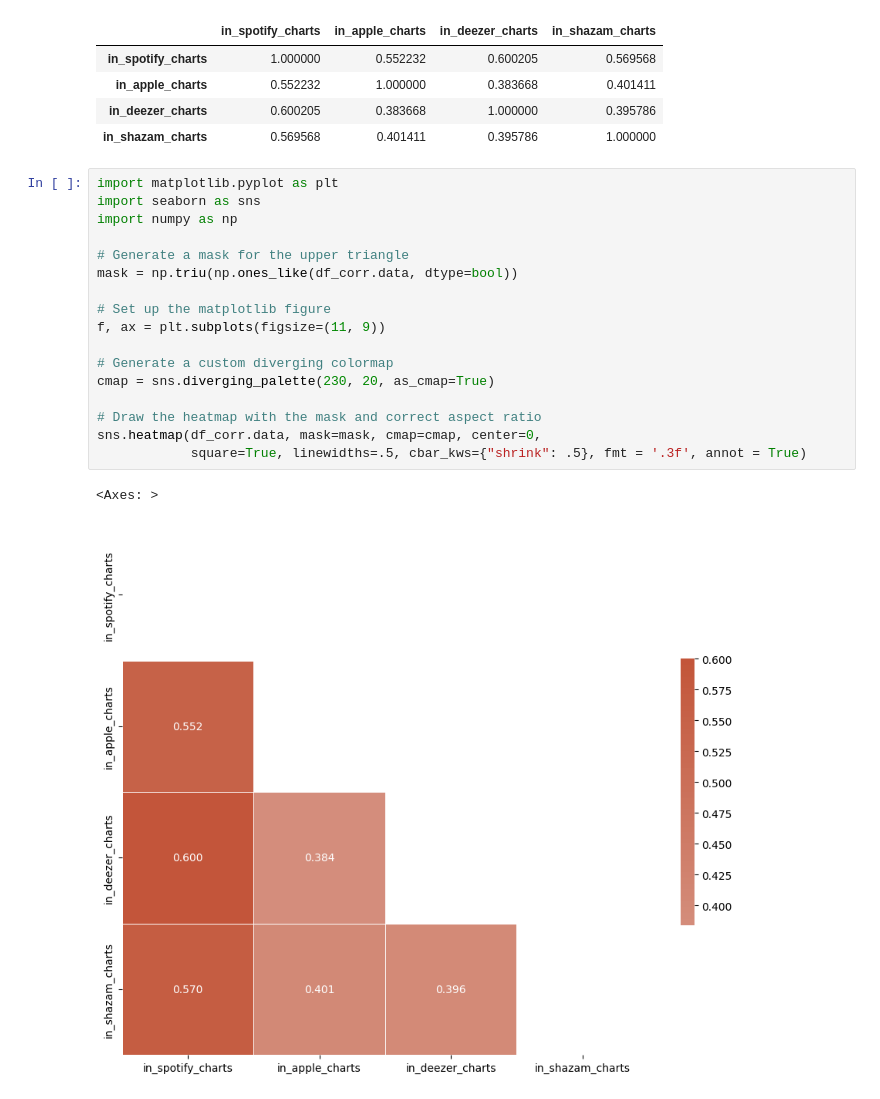
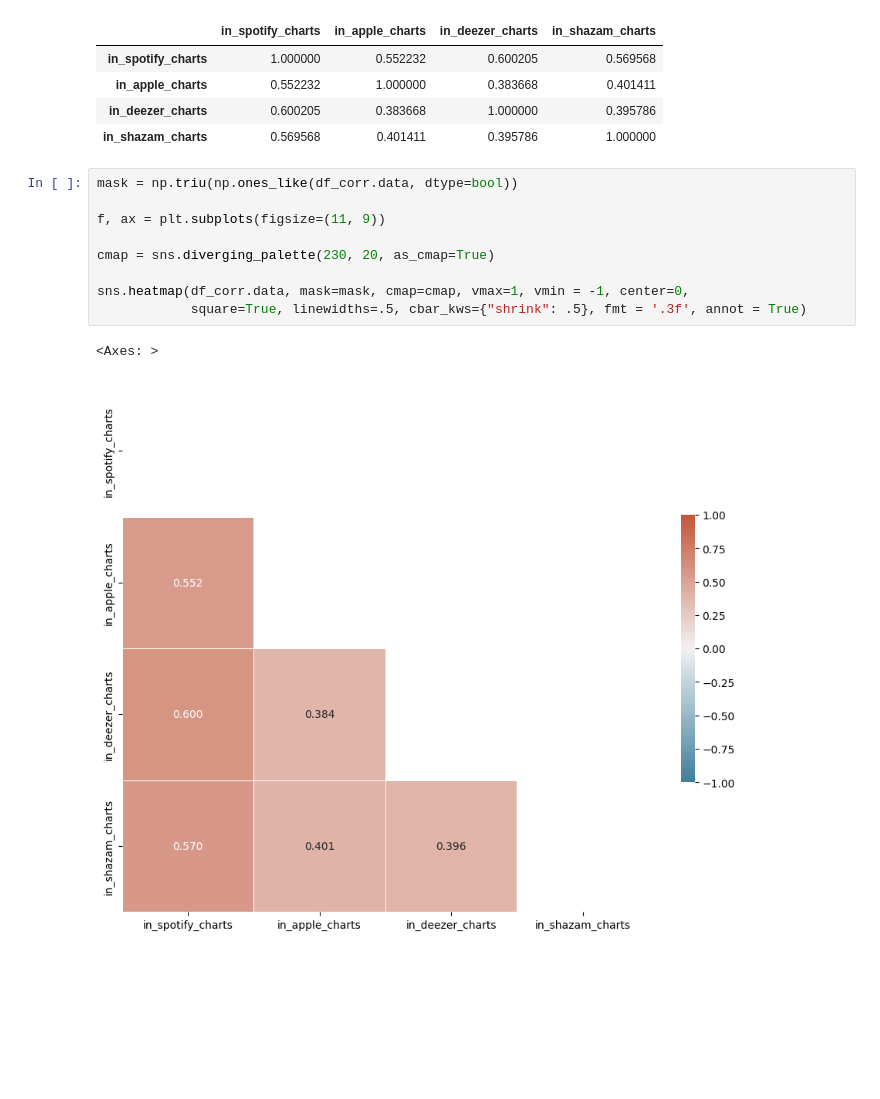
Before and after one commit to JoshuaHildebrand/CMSC320_Project, a Jupyter notebook: Project.ipynb, the cells around one changed output. Saved outputs shown, nothing was run; the diff lists cells and outputs as text; blank space fills up the shorter version.

Commit message:
Drafted Correlation  Plot

```diff
--- a/Project.ipynb
+++ b/Project.ipynb
@@ -64,22 +64,14 @@ display(df_corr)
 | in_deezer_charts | 0.600205 | 0.383668 | 1.000000 | 0.395786 |
 | in_shazam_charts | 0.569568 | 0.401411 | 0.395786 | 1.000000 |
 # %%
-import matplotlib.pyplot as plt
-import seaborn as sns
-import numpy as np
-
-# Generate a mask for the upper triangle
 mask = np.triu(np.ones_like(df_corr.data, dtype=bool))
 
-# Set up the matplotlib figure
 f, ax = plt.subplots(figsize=(11, 9))
 
-# Generate a custom diverging colormap
 cmap = sns.diverging_palette(230, 20, as_cmap=True)
 
-# Draw the heatmap with the mask and correct aspect ratio
-sns.heatmap(df_corr.data, mask=mask, cmap=cmap, center=0,
+sns.heatmap(df_corr.data, mask=mask, cmap=cmap, vmax=1, vmin = -1, center=0,
             square=True, linewidths=.5, cbar_kws={"shrink": .5}, fmt = '.3f', annot = True)
 # %% [output]
 <Axes: >
-[figure, old version]
+[figure, new version]
```
